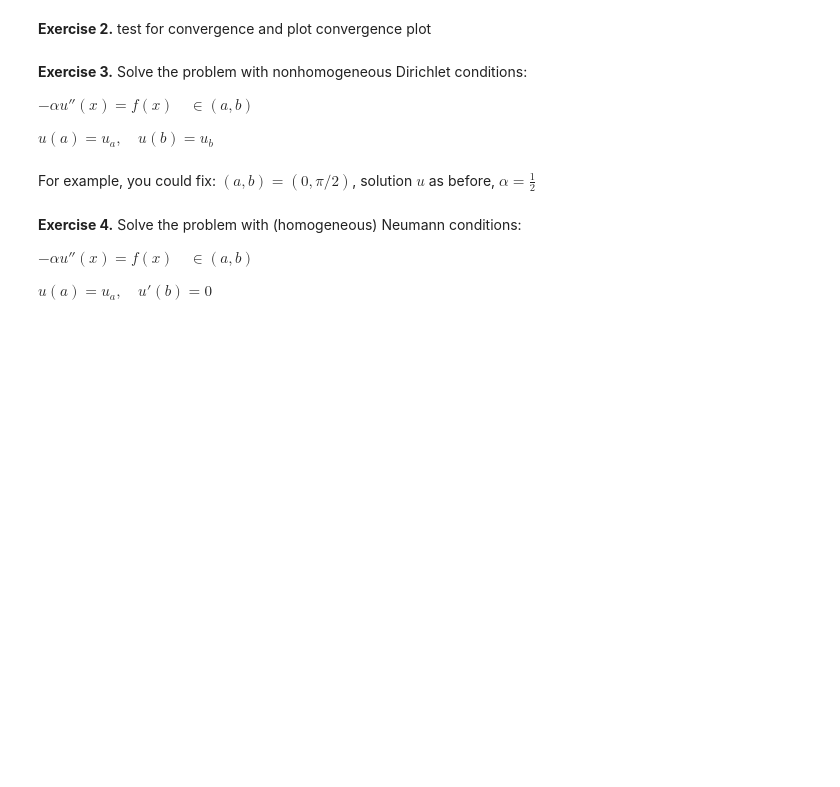
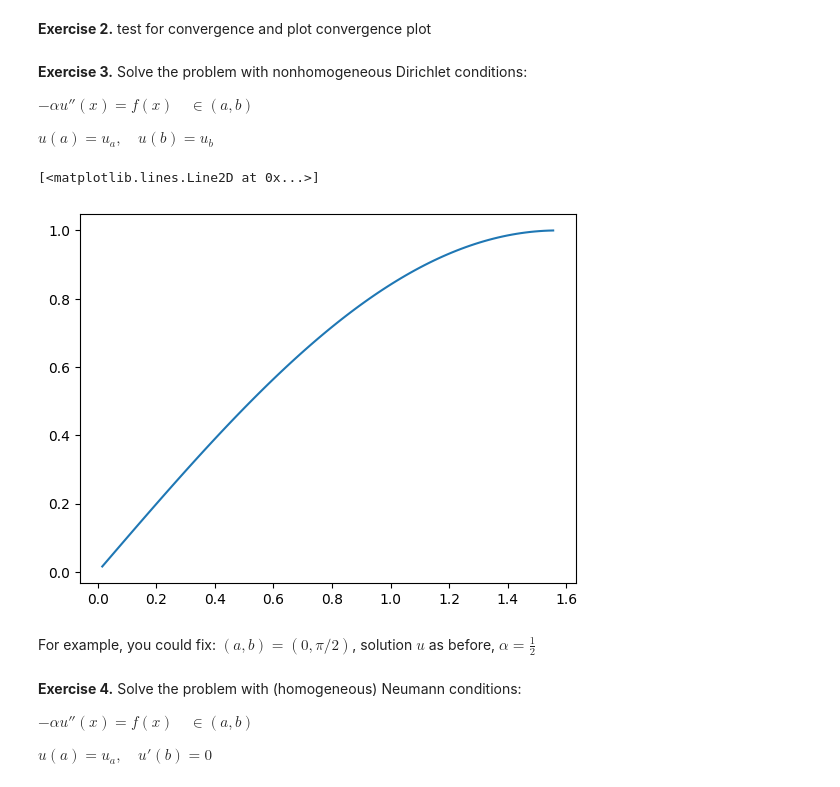
Before and after one commit to andreacangiani/NMPDE2025, a Jupyter notebook: python/CP2_worked.ipynb, the cells around one changed output. Cells and saved outputs as stored; diff of their text form; code cells hidden in the pictures; blank space fills up the shorter version.

```diff
--- a/python/CP2_worked.ipynb
+++ b/python/CP2_worked.ipynb
@@ -187,6 +187,46 @@ print(np.max(np.abs(uh-u(x[1:-1]))))
 $-\alpha u''(x)=f(x) \quad \in (a,b)$
 
 $u(a)=u_a, \quad u(b)=u_b$
+# %%
+d=0.5
+# Define right-hand side function
+t = sym.var('t')
+fsym = d*sym.sin(t)
+f = sym.lambdify(t, fsym )
+
+# Define exact solution
+usym = sym.sin(t)
+u = sym.lambdify(t, usym )
+
+# Problem domain
+a=0
+b=np.pi/2
+
+# Size of grid
+N=100
+h=(b-a)/N
+
+# Grid
+x=np.linspace(a,b,N+1)
+
+# CD matrix
+A=CD2(N)
+
+# Right-hand side
+F=-(h**2/d)*f(x[1:-1])
+
+# Homogeneous Dirichlet boundary conditions
+A = A[1:-1,1:-1]
+F[0] = F[0] - u(x[0])
+F[-1] = F[-1] - u(x[-1])
+# %%
+# Compute solution at internal nodes
+uh = spsolve(A,F)
+# plot solution
+plt.plot(x[1:-1],uh)
+# %% [output]
+[<matplotlib.lines.Line2D at 0x...>]
+[figure, added]
 # %% [markdown]
 For example, you could fix: $(a,b)=(0,\pi/2)$, solution $u$ as before, $\alpha=\frac{1}{2}$
 # %% [markdown]
```
Also changed, not shown: parts of 1 cell of this notebook.
